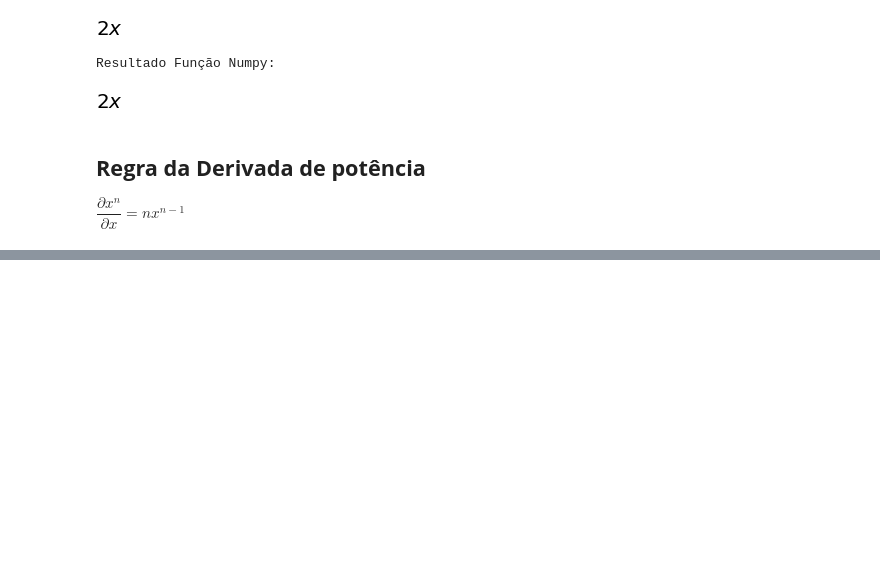
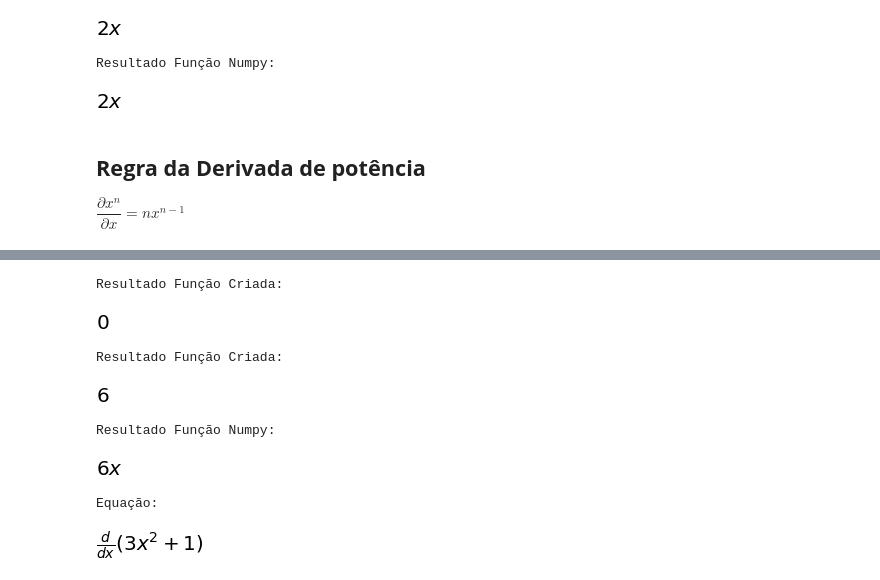
Before and after one commit to gabrielvieiraf/ProjetosPython, a Jupyter notebook: GoogleColab/Calculo/Derivadas.ipynb, the cells around one changed output, grey strips where cells are left out. Saved outputs shown, nothing was run; the diff lists cells and outputs as text; code cells hidden in the pictures; blank space fills up the shorter version.

```diff
--- a/GoogleColab/Calculo/Derivadas.ipynb
+++ b/GoogleColab/Calculo/Derivadas.ipynb
@@ -211,0 +235,4 @@ $ \dfrac{\partial x^n}{\partial x} = nx ^{n-1}$
+# %%
+def f(x): return ((3)*(x**2)) + 1
+def r1(x): return (6*(x-1))+4
+def r2(x): return 1
@@ -211,0 +321,35 @@ $ \dfrac{\partial x^n}{\partial x} = nx ^{n-1}$
+# %%
+def f(x): return (3*(x**2)) + 1
+def i(x,delta): return (f(x+delta)-f(x))/delta
+def variacao_inst(x): return limit(i(x,delta),delta,0)
+
+# Resultado da função criada
+print('Resultado Função Criada:')
+display(variacao_inst(0))
+
+print()
+
+# Resultado da função criada
+print('Resultado Função Criada:')
+display(variacao_inst(1))
+
+print()
+
+print('Resultado Função Numpy:')
+# Resultado da função existente no numpy
+var('x')
+derivada = f(x).diff(x)
+display(derivada)
+
+# Resultado da função existente no numpy
+print('Equação:')
+Derivative(f(x))
+# %% [output]
+Resultado Função Criada:
+[figure, added]
+Resultado Função Criada:
+[figure, added]
+Resultado Função Numpy:
+[figure, added]
+Equação:
+[figure, added]
```
Also changed, not shown: parts of 15 cells of this notebook.
